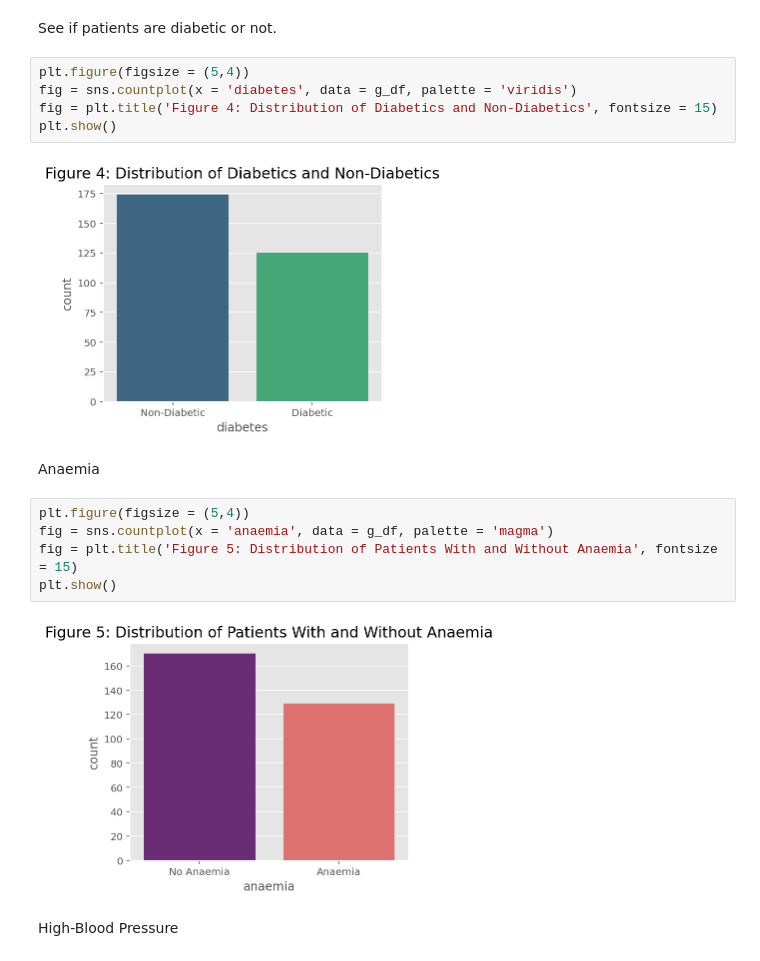
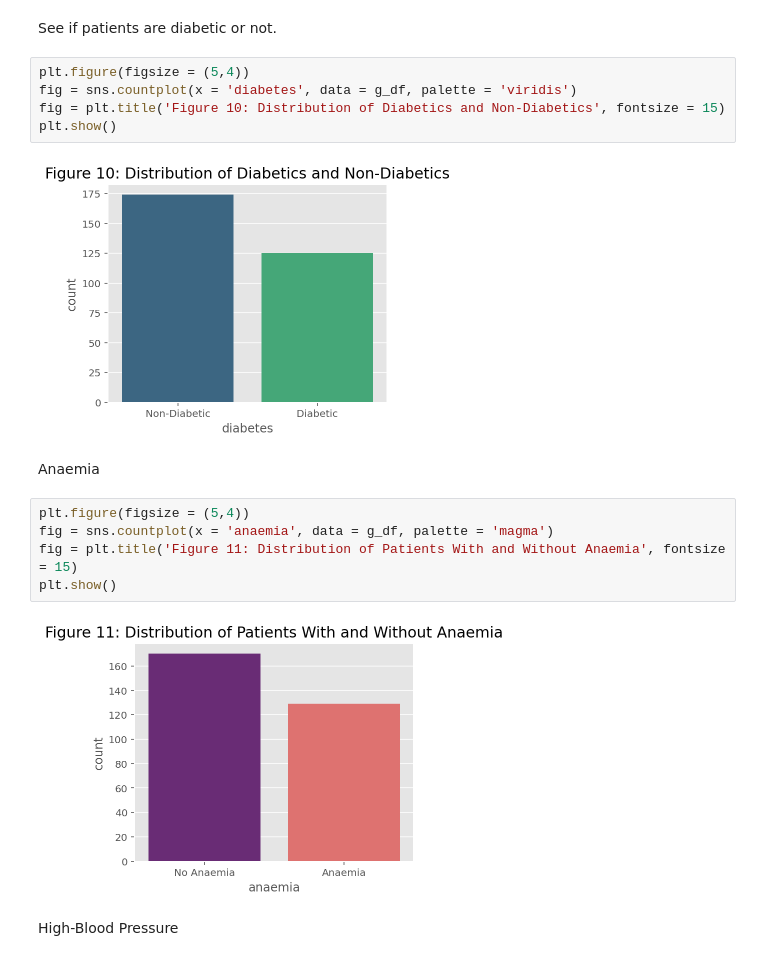
Before and after one commit to Puneet-Grewal/Heart-Attack-Data-Science, a Jupyter notebook: s3900991.ipynb, the cells around one changed output. Cells and saved outputs as stored; diff of their text form.

```diff
--- a/s3900991.ipynb
+++ b/s3900991.ipynb
@@ -272,19 +237,19 @@ See if patients are diabetic or not.
 # %%
 plt.figure(figsize = (5,4))
 fig = sns.countplot(x = 'diabetes', data = g_df, palette = 'viridis')
-fig = plt.title('Figure 4: Distribution of Diabetics and Non-Diabetics', fontsize = 15)
+fig = plt.title('Figure 10: Distribution of Diabetics and Non-Diabetics', fontsize = 15)
 plt.show()
 # %% [output]
-[figure, old version]
+[figure, new version]
 # %% [markdown]
 Anaemia
 # %%
 plt.figure(figsize = (5,4))
 fig = sns.countplot(x = 'anaemia', data = g_df, palette = 'magma')
-fig = plt.title('Figure 5: Distribution of Patients With and Without Anaemia', fontsize = 15)
+fig = plt.title('Figure 11: Distribution of Patients With and Without Anaemia', fontsize = 15)
 plt.show()
 # %% [output]
-[figure, old version]
+[figure, new version]
 # %% [markdown]
 High-Blood Pressure
 # %%
```
Also changed, not shown: parts of 47 cells of this notebook.
